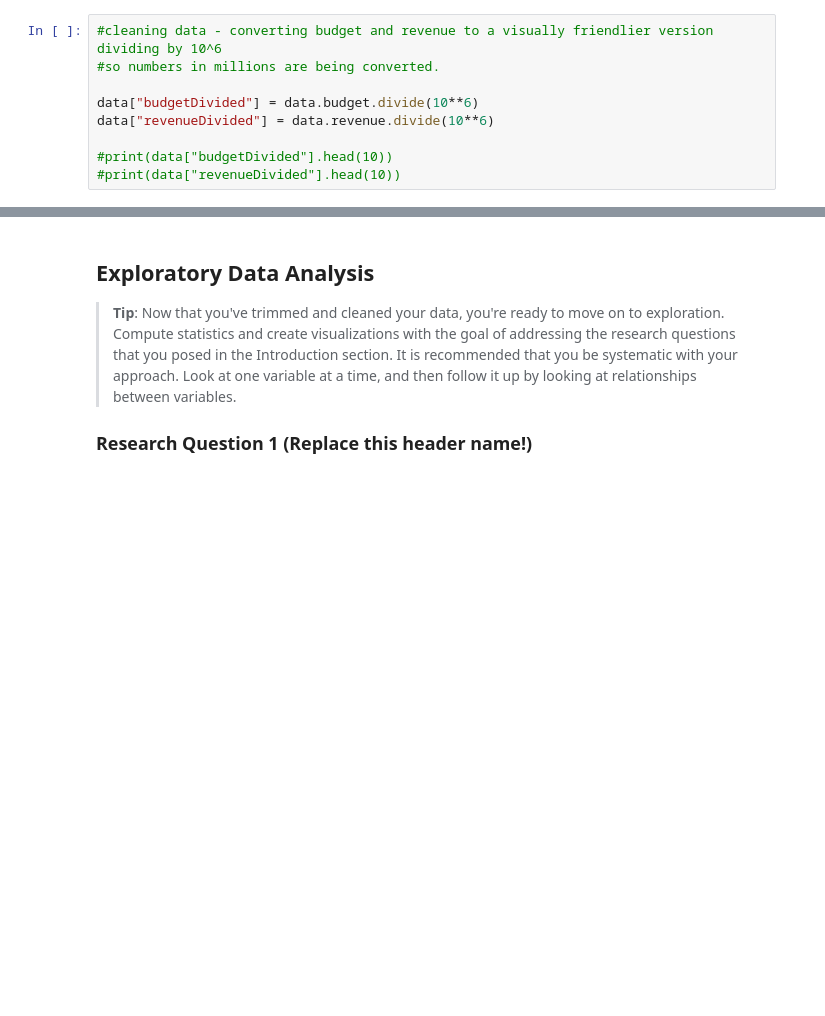
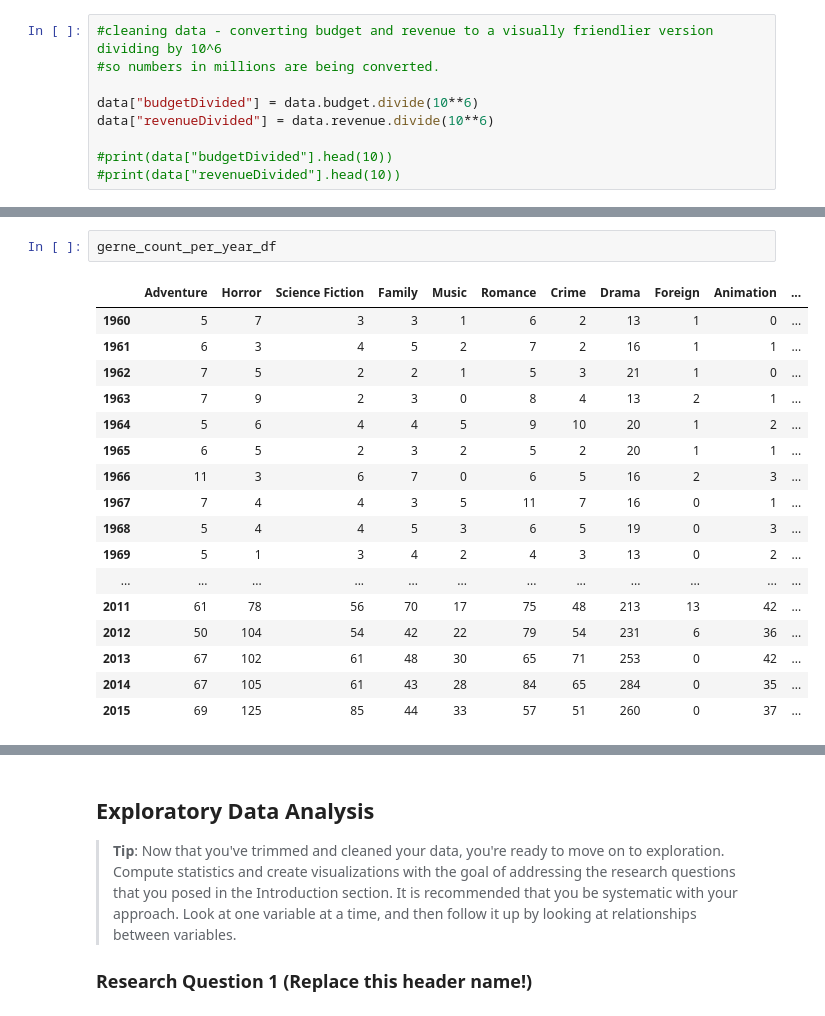
Before and after one commit to praxitelisk/DAND-P1-Investigate-a-Dataset, a Jupyter notebook: Investigate_a_Dataset.ipynb, the cells around one changed output, grey strips where cells are left out. Cells and saved outputs as stored; diff of their text form; blank space fills up the shorter version.

```diff
--- a/Investigate_a_Dataset.ipynb
+++ b/Investigate_a_Dataset.ipynb
@@ -220,6 +240,26 @@ print(most_popular_genre_by_year.T)
 2013   Drama    253
 2014   Drama    284
 2015   Drama    260
+# %%
+gerne_count_per_year_df
+# %% [output]
+|  | Adventure | Horror | Science Fiction | Family | Music | Romance | Crime | Drama | Foreign | Animation | ... |
+| 1960 | 5 | 7 | 3 | 3 | 1 | 6 | 2 | 13 | 1 | 0 | ... |
+| 1961 | 6 | 3 | 4 | 5 | 2 | 7 | 2 | 16 | 1 | 1 | ... |
+| 1962 | 7 | 5 | 2 | 2 | 1 | 5 | 3 | 21 | 1 | 0 | ... |
+| 1963 | 7 | 9 | 2 | 3 | 0 | 8 | 4 | 13 | 2 | 1 | ... |
+| 1964 | 5 | 6 | 4 | 4 | 5 | 9 | 10 | 20 | 1 | 2 | ... |
+| 1965 | 6 | 5 | 2 | 3 | 2 | 5 | 2 | 20 | 1 | 1 | ... |
+| 1966 | 11 | 3 | 6 | 7 | 0 | 6 | 5 | 16 | 2 | 3 | ... |
+| 1967 | 7 | 4 | 4 | 3 | 5 | 11 | 7 | 16 | 0 | 1 | ... |
+| 1968 | 5 | 4 | 4 | 5 | 3 | 6 | 5 | 19 | 0 | 3 | ... |
+| 1969 | 5 | 1 | 3 | 4 | 2 | 4 | 3 | 13 | 0 | 2 | ... |
+| ... | ... | ... | ... | ... | ... | ... | ... | ... | ... | ... | ... |
+| 2011 | 61 | 78 | 56 | 70 | 17 | 75 | 48 | 213 | 13 | 42 | ... |
+| 2012 | 50 | 104 | 54 | 42 | 22 | 79 | 54 | 231 | 6 | 36 | ... |
+| 2013 | 67 | 102 | 61 | 48 | 30 | 65 | 71 | 253 | 0 | 42 | ... |
+| 2014 | 67 | 105 | 61 | 43 | 28 | 84 | 65 | 284 | 0 | 35 | ... |
+| 2015 | 69 | 125 | 85 | 44 | 33 | 57 | 51 | 260 | 0 | 37 | ... |
 # %%
 ############################################
 ####printing genre trend over the years
```
Also changed, not shown: parts of 20 cells of this notebook, 1 other file.
